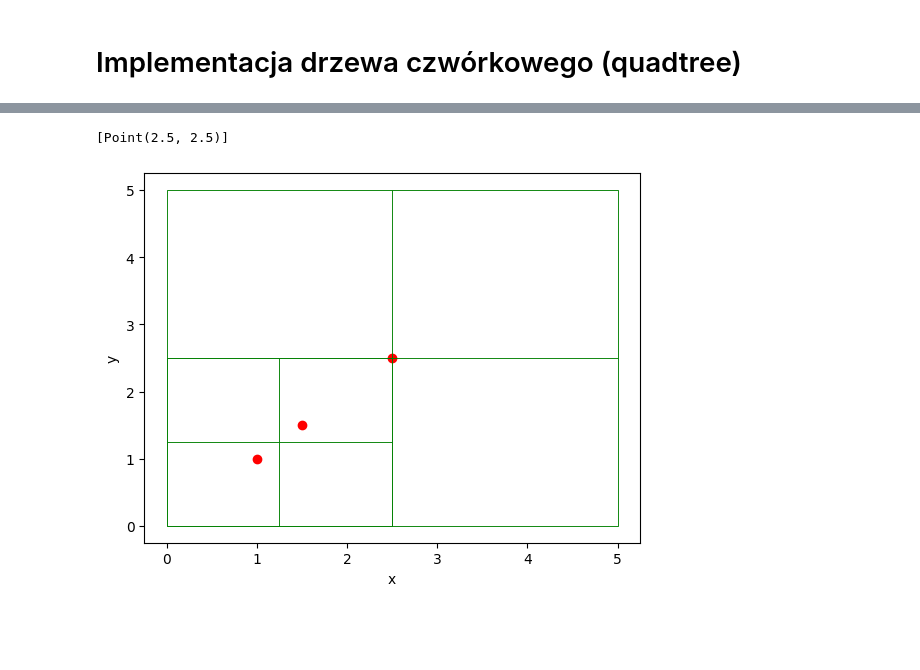
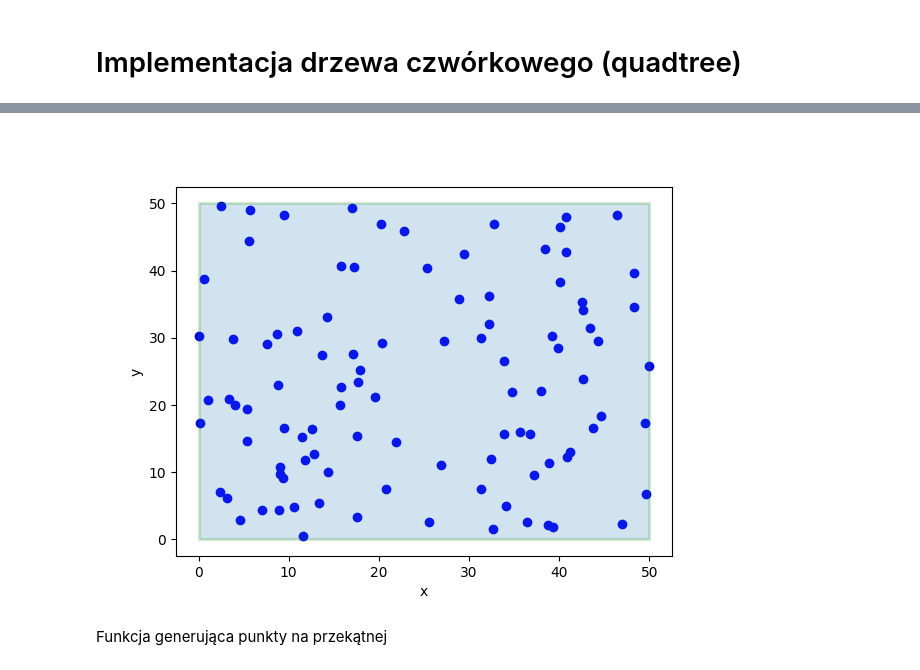
Before and after one commit to Karol1092/quadtree-kdtree, a Jupyter notebook: quadtree/main.ipynb, the cells around one changed output, grey strips where cells are left out. Saved outputs shown, nothing was run; the diff lists cells and outputs as text; code cells hidden in the pictures; blank space fills up the shorter version.

```diff
--- a/quadtree/main.ipynb
+++ b/quadtree/main.ipynb
@@ -48,2 +168,0 @@ vis.show()
-# %%
-points = [Point(1, 1), Point(2.1, 2.2), Point(3.52542, 3.1245), Point(0.5, 3.5), Point(3.8, 0.2)]
@@ -179,4 +390,0 @@ def visualize_quadtree(quadtree: Quadtree, points: list[Point], vis=None) -> Vis
-# %%
-tree = Quadtree(bound)
-vis = visualize_quadtree(tree, points)
-vis.show()
@@ -184,0 +393,8 @@ vis.show()
+# %%
+def visualize_generators(n: int, func) -> Visualizer:
+    boundary = Boundary.from_int(0, 50, 0, 50)
+    random_points = func(boundary, n)
+    vis = Visualizer()
+    vis.add_point([(p.x, p.y) for p in random_points], color='blue')
+    boundary.visualize(vis)
+    return vis
@@ -186,7 +404,7 @@ vis.show()
 def generate_random_points(boundary: Boundary, n: int) -> list[Point]:
     points = []
     for _ in range(n):
-        x = numpy.random.uniform(boundary.left_down.x, boundary.right_up.x)
-        y = numpy.random.uniform(boundary.left_down.y, boundary.right_up.y)
+        x = np.random.uniform(boundary.left_down.x, boundary.right_up.x)
+        y = np.random.uniform(boundary.left_down.y, boundary.right_up.y)
         points.append(Point(x, y))
     return points
@@ -201,11 +411,6 @@ test_vis.show()
-# %%
-test_bound = Boundary(Point(0, 0), Point(5, 0), Point(5, 5), Point(0, 5))
-points = [Point(1,1), Point(1.5,1.5), Point(2.5, 2.5)]
-test_tree = Quadtree(test_bound)
-test_vis = visualize_quadtree(test_tree, points)
-test_vis.show()
-
-print(test_tree.get_points())
-# %% [output]
-[Point(2.5, 2.5)]
-[figure, removed]
+# %%
+visualize_generators(100, generate_random_points).show()
+# %% [output]
+[figure, added]
+# %% [markdown]
+Funkcja generująca punkty na przekątnej
```
Also changed, not shown: parts of 35 cells of this notebook, 7 other files.
